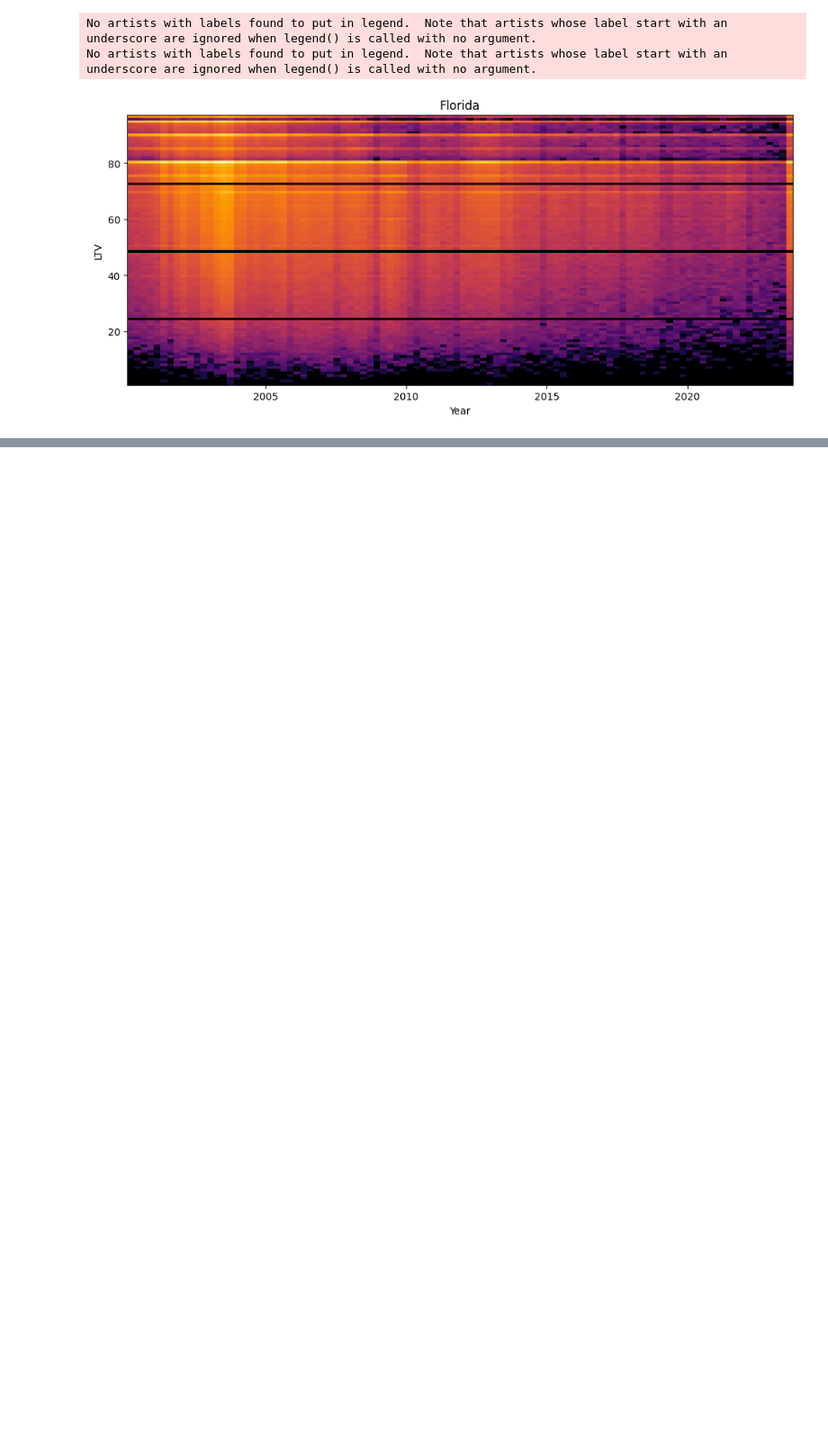
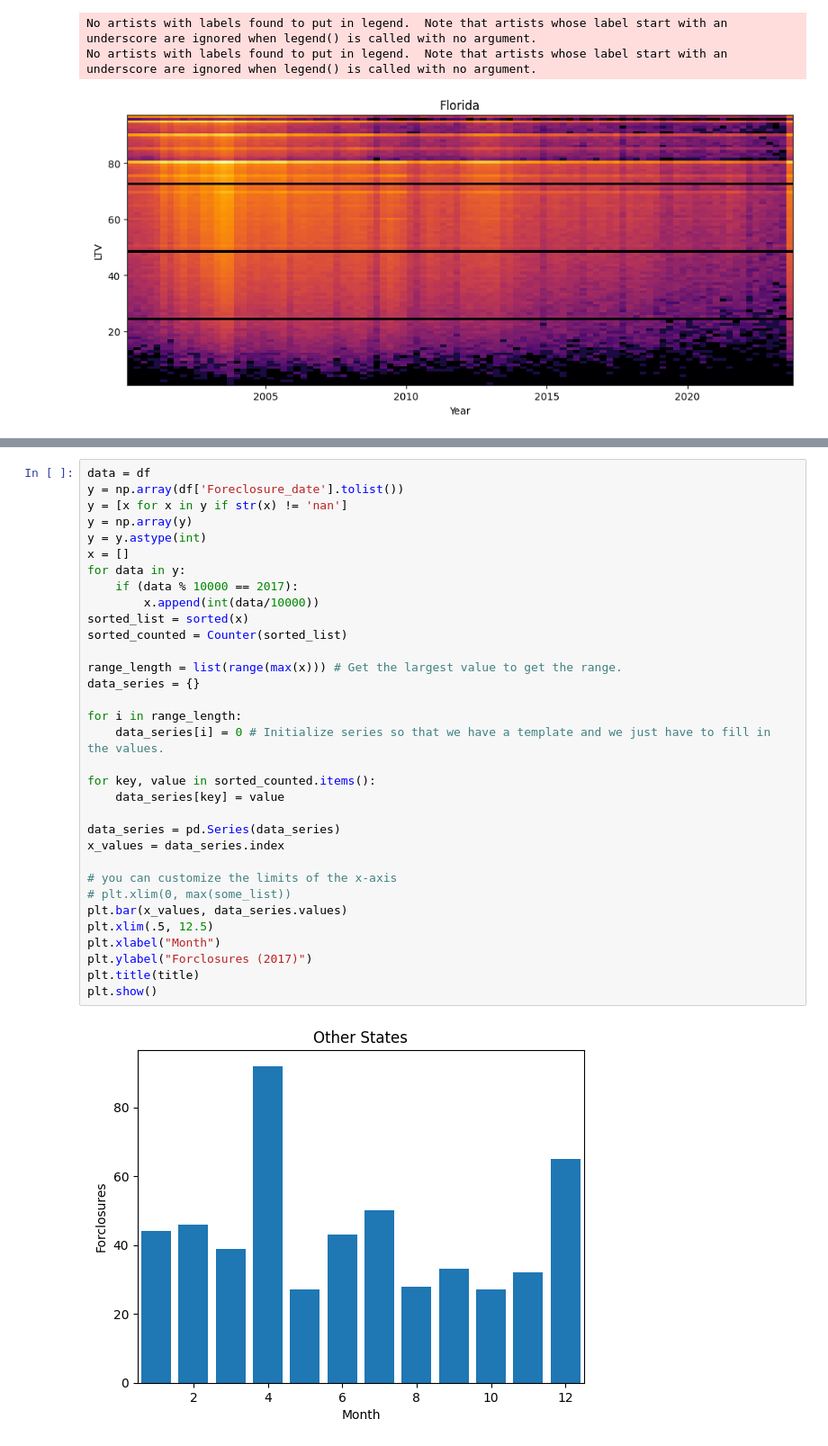
Before and after one commit to michelleehc/bitcamp, a Jupyter notebook: alldata copy.ipynb, the cells around one changed output, grey strips where cells are left out. Shown at 90% size. Drawn from its saved outputs; the diff is of its cells as text; blank space fills up the shorter version.

```diff
--- a/alldata copy.ipynb
+++ b/alldata copy.ipynb
@@ -121,0 +183,35 @@ No artists with labels found to put in legend.  Note that artists whose label st
+# %%
+data = df
+y = np.array(df['Foreclosure_date'].tolist())
+y = [x for x in y if str(x) != 'nan']
+y = np.array(y)
+y = y.astype(int)
+x = []
+for data in y:
+    if (data % 10000 == 2017):
+        x.append(int(data/10000))
+sorted_list = sorted(x)
+sorted_counted = Counter(sorted_list)
+
+range_length = list(range(max(x))) # Get the largest value to get the range.
+data_series = {}
+
+for i in range_length:
+    data_series[i] = 0 # Initialize series so that we have a template and we just have to fill in the values.
+
+for key, value in sorted_counted.items():
+    data_series[key] = value
+
+data_series = pd.Series(data_series)
+x_values = data_series.index
+
+# you can customize the limits of the x-axis
+# plt.xlim(0, max(some_list))
+plt.bar(x_values, data_series.values)
+plt.xlim(.5, 12.5)
+plt.xlabel("Month")
+plt.ylabel("Forclosures (2017)")
+plt.title(title)
+plt.show()
+# %% [output]
+[figure, added]
```
Also changed, not shown: parts of 6 cells of this notebook.
